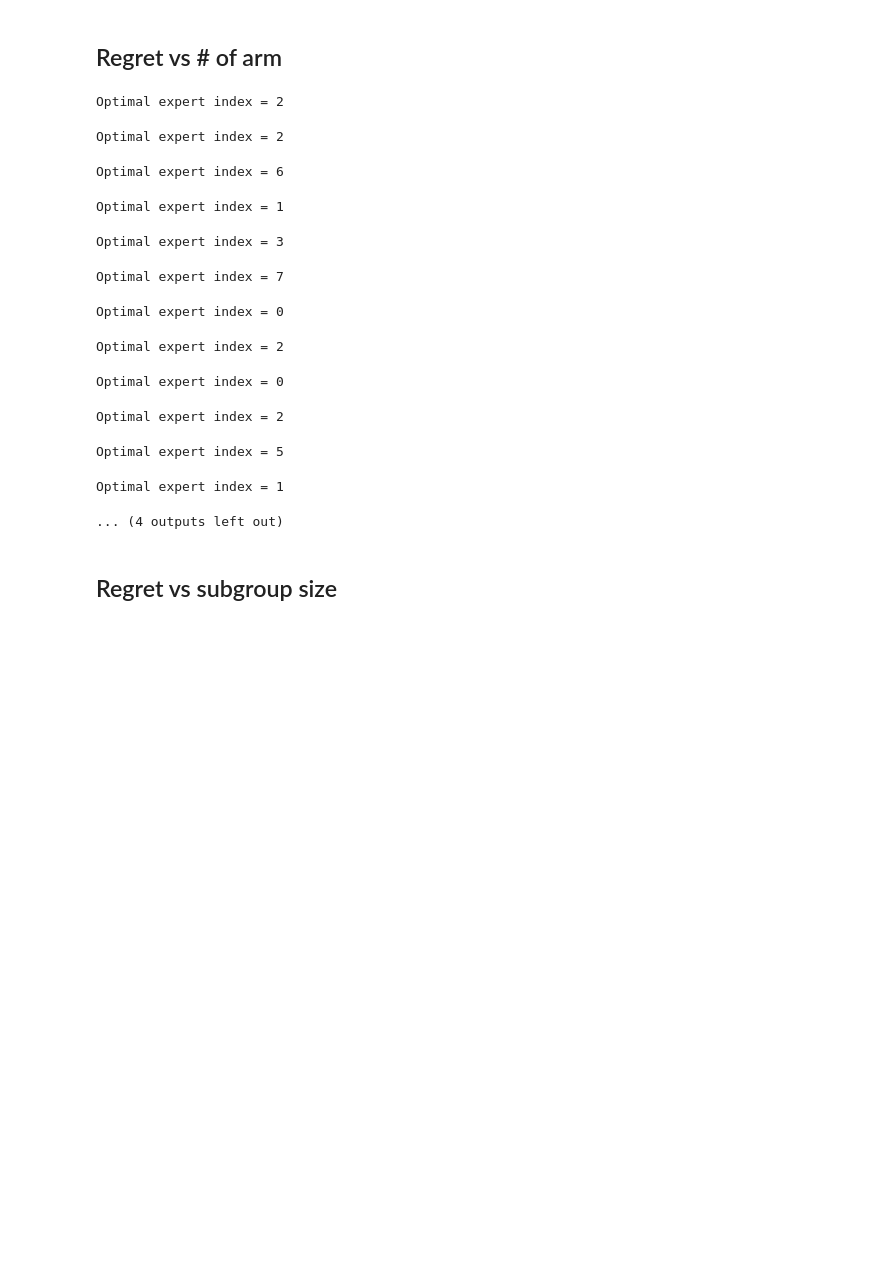
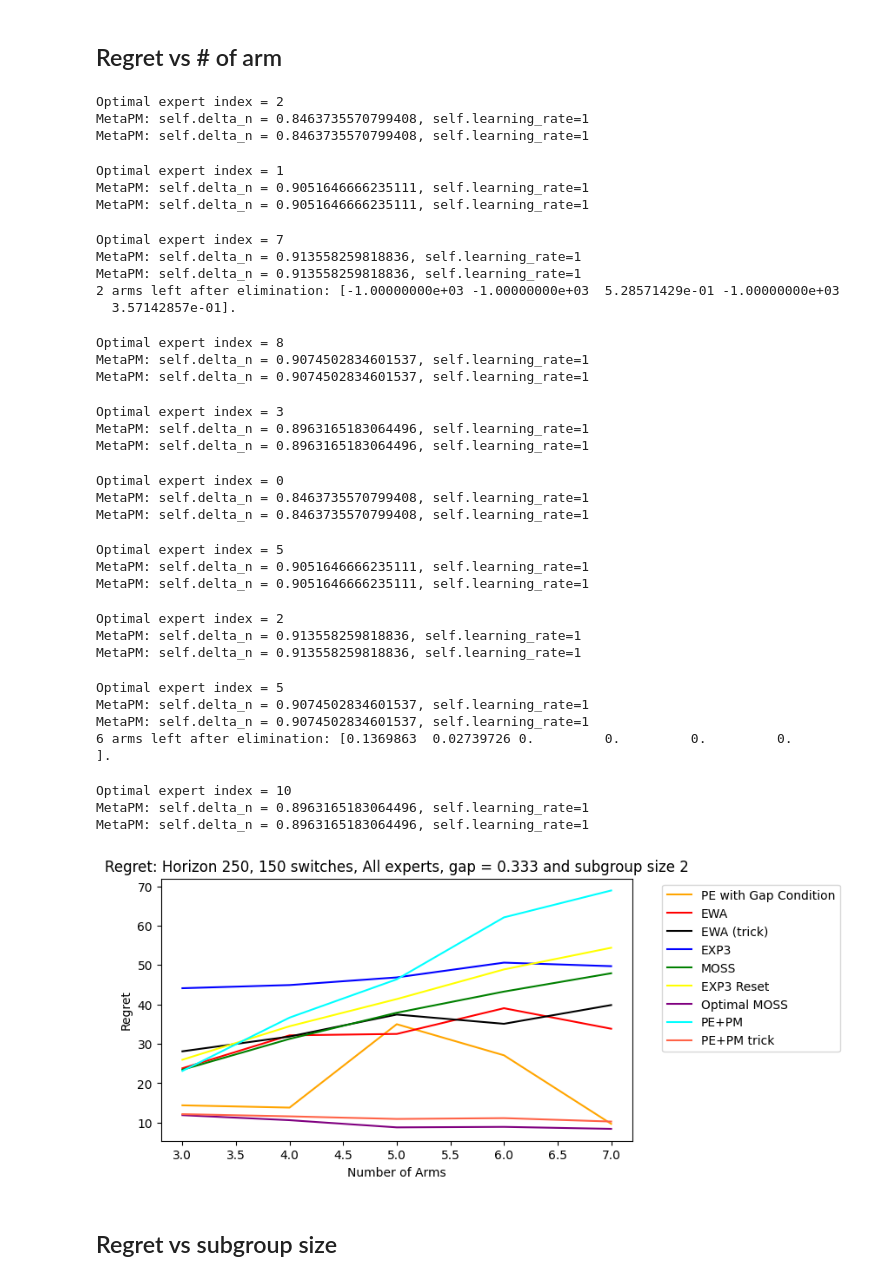
Before and after one commit to duongnhatthang/meta-bandit, a Jupyter notebook: main.ipynb, the cells around one changed output. Drawn from its saved outputs; the diff is of its cells as text; code cells hidden in the pictures; blank space fills up the shorter version.

```diff
--- a/main.ipynb
+++ b/main.ipynb
@@ -119,27 +181,47 @@ Optimal expert index = 0
 # %% [markdown]
 ## Regret vs # of arm
 # %%
-n_bandits_list = np.arange(3,6,1)
-h = 1000
-(X_b, meta_regrets_b, exp3_regrets_b, moss_regrets_b, exp3_reset_regrets_b,
- meta_trick_regrets_b, metaPE_regrets_b, title, xlabel, ylabel) =
-utils.arm_exp(N_EXPS, N_SWITCHES, h, N_UNBIASED_OBS, ALG_NAME,
+n_bandits_list = np.arange(3,8,1)
+# n_switches = np.ceil(10*N_SWITCHES*max(n_bandits_list)/N_BANDITS).astype(int)
+(X_b, regret_dict_b, title, xlabel, ylabel) = \
+utils.arm_exp(N_EXPS, N_SWITCHES, HORIZON, N_UNBIASED_OBS,
               OPT_SIZE, N_EXPERT, DS_NAME, n_bandits_list, **kwargs)
 pass
 # %% [output]
 Optimal expert index = 2
+MetaPM: self.delta_n = 0.8463735570799408, self.learning_rate=1
+MetaPM: self.delta_n = 0.8463735570799408, self.learning_rate=1
-Optimal expert index = 2
+Optimal expert index = 1
+MetaPM: self.delta_n = 0.9051646666235111, self.learning_rate=1
+MetaPM: self.delta_n = 0.9051646666235111, self.learning_rate=1
-Optimal expert index = 6
+Optimal expert index = 7
+MetaPM: self.delta_n = 0.913558259818836, self.learning_rate=1
+MetaPM: self.delta_n = 0.913558259818836, self.learning_rate=1
+2 arms left after elimination: [-1.00000000e+03 -1.00000000e+03  5.28571429e-01 -1.00000000e+03
+  3.57142857e-01].
-Optimal expert index = 1
+Optimal expert index = 8
+MetaPM: self.delta_n = 0.9074502834601537, self.learning_rate=1
+MetaPM: self.delta_n = 0.9074502834601537, self.learning_rate=1
 Optimal expert index = 3
+MetaPM: self.delta_n = 0.8963165183064496, self.learning_rate=1
+MetaPM: self.delta_n = 0.8963165183064496, self.learning_rate=1
-Optimal expert index = 7
+Optimal expert index = 0
+MetaPM: self.delta_n = 0.8463735570799408, self.learning_rate=1
+MetaPM: self.delta_n = 0.8463735570799408, self.learning_rate=1
-Optimal expert index = 0
+Optimal expert index = 5
+MetaPM: self.delta_n = 0.9051646666235111, self.learning_rate=1
+MetaPM: self.delta_n = 0.9051646666235111, self.learning_rate=1
 Optimal expert index = 2
+MetaPM: self.delta_n = 0.913558259818836, self.learning_rate=1
+MetaPM: self.delta_n = 0.913558259818836, self.learning_rate=1
-Optimal expert index = 0
+Optimal expert index = 5
+MetaPM: self.delta_n = 0.9074502834601537, self.learning_rate=1
+MetaPM: self.delta_n = 0.9074502834601537, self.learning_rate=1
+6 arms left after elimination: [0.1369863  0.02739726 0.         0.         0.         0.        ].
-Optimal expert index = 2
+Optimal expert index = 10
+MetaPM: self.delta_n = 0.8963165183064496, self.learning_rate=1
+MetaPM: self.delta_n = 0.8963165183064496, self.learning_rate=1
-Optimal expert index = 5
-Optimal expert index = 1
-... (4 outputs left out)
+[figure, added]
 # %% [markdown]
 ## Regret vs subgroup size
 # %%
```
Also changed, not shown: parts of 14 cells of this notebook, 6 other files.
